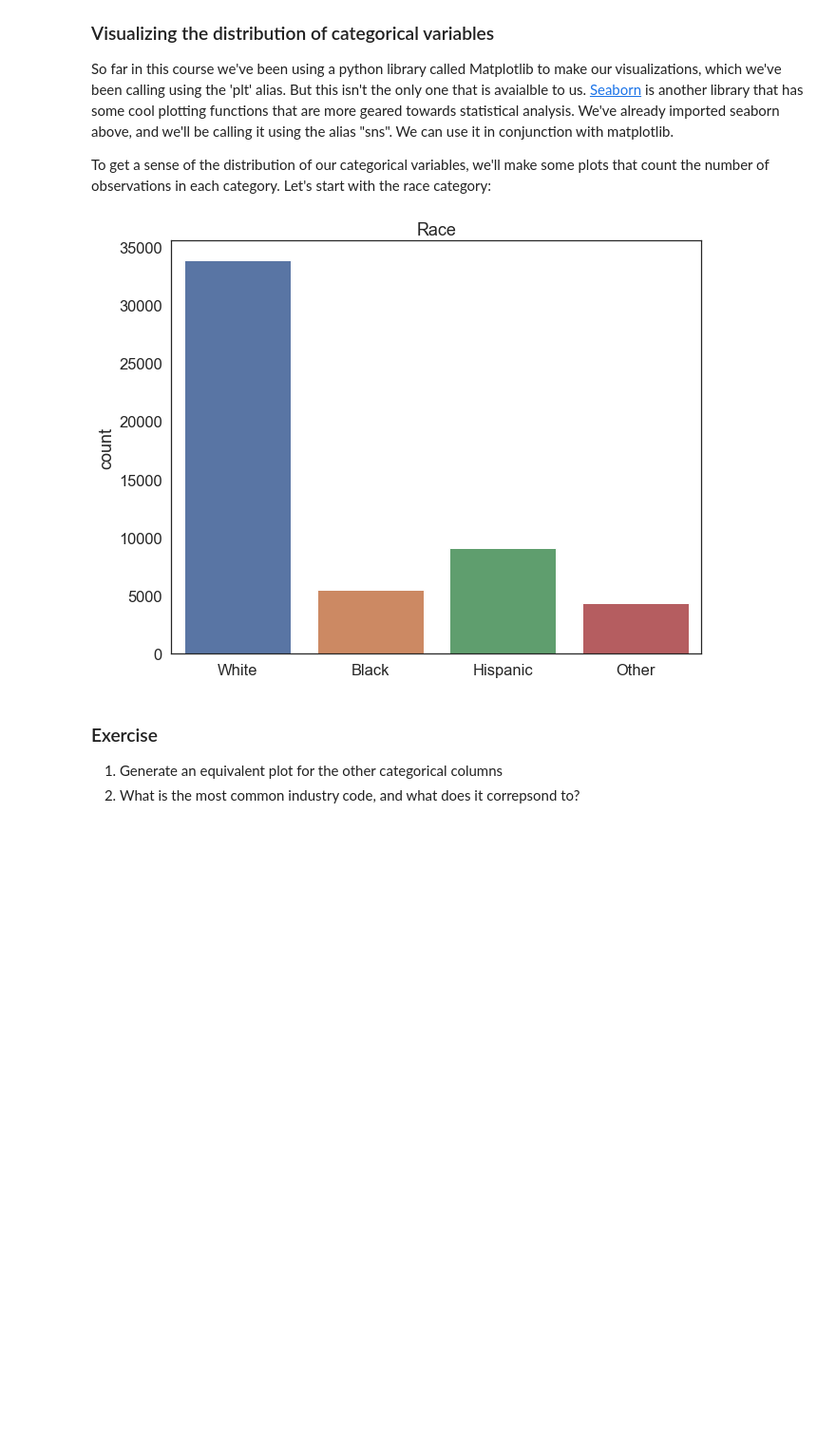
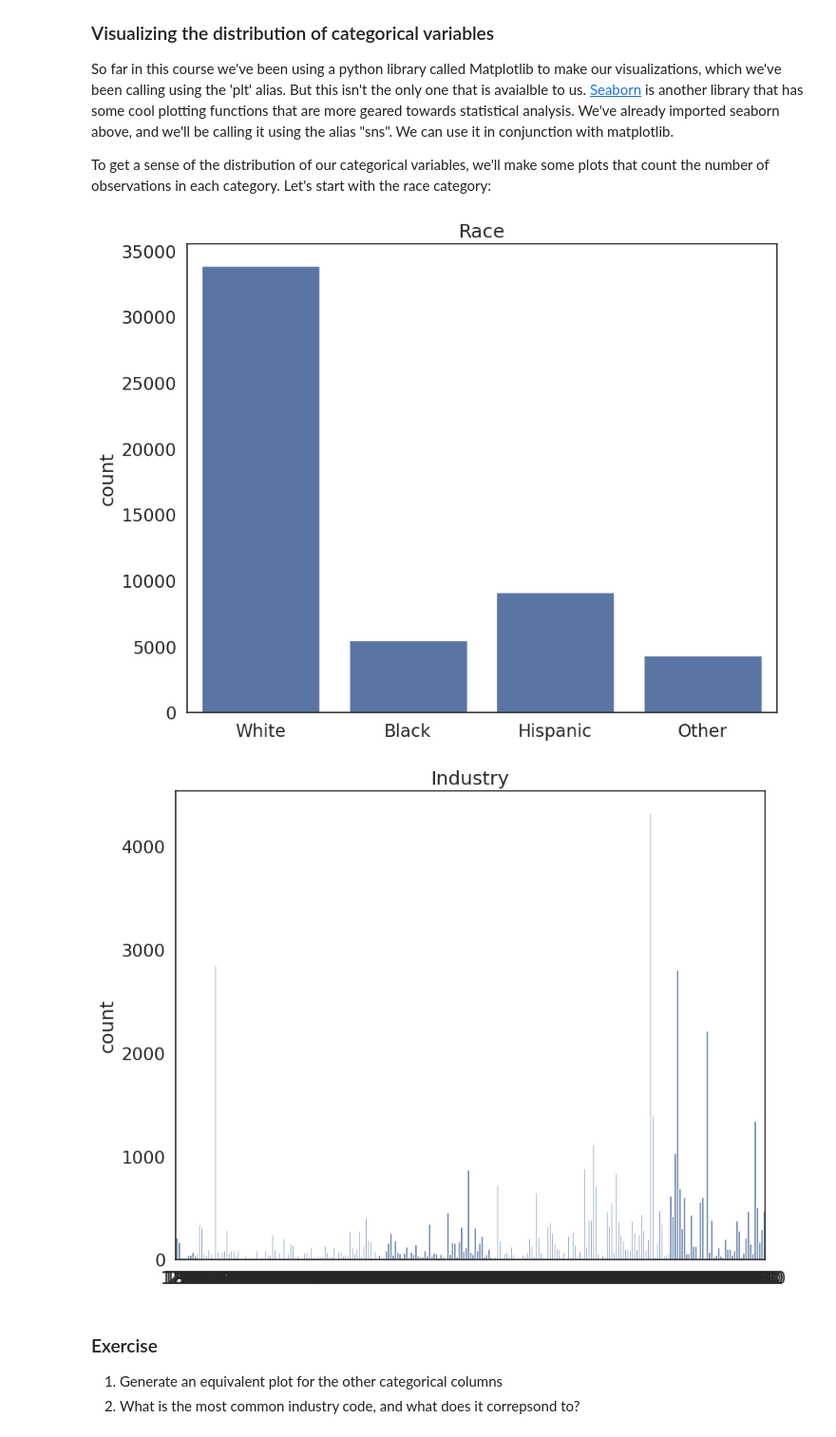
Before and after one commit to victoriahill11/QM2, a Jupyter notebook: notebooks/W07. Linear Regression.ipynb, the cells around one changed output. Shown: that part at 95% size. Cells and saved outputs as stored; diff of their text form; code cells hidden in the pictures; blank space fills up the shorter version.

```diff
--- a/notebooks/W07. Linear Regression.ipynb
+++ b/notebooks/W07. Linear Regression.ipynb
@@ -149,12 +149,19 @@ To get a sense of the distribution of our categorical variables, we'll make some
 # %%
 sns.countplot(data=reg_df, x='race') # plot the union variable
 
 plt.title('Race') # add a title
 plt.xlabel('') # remove the x axis label
 plt.xticks(ticks=[0,1,2,3],labels=['White', 'Black','Hispanic','Other']) # replace the x axis labels with more descriptive labels
 plt.show() # show the plot
+
+sns.countplot(data=reg_df, x='ind') # plot the union variable
+
+plt.title('Industry') # add a title
+plt.xlabel('') # remove the x axis label
+plt.show() # show the plot
 # %% [output]
-[figure, old version]
+[figure, new version]
+[figure, added]
 # %% [markdown]
 ### Exercise
 
```
Also changed, not shown: parts of 7 cells of this notebook.
